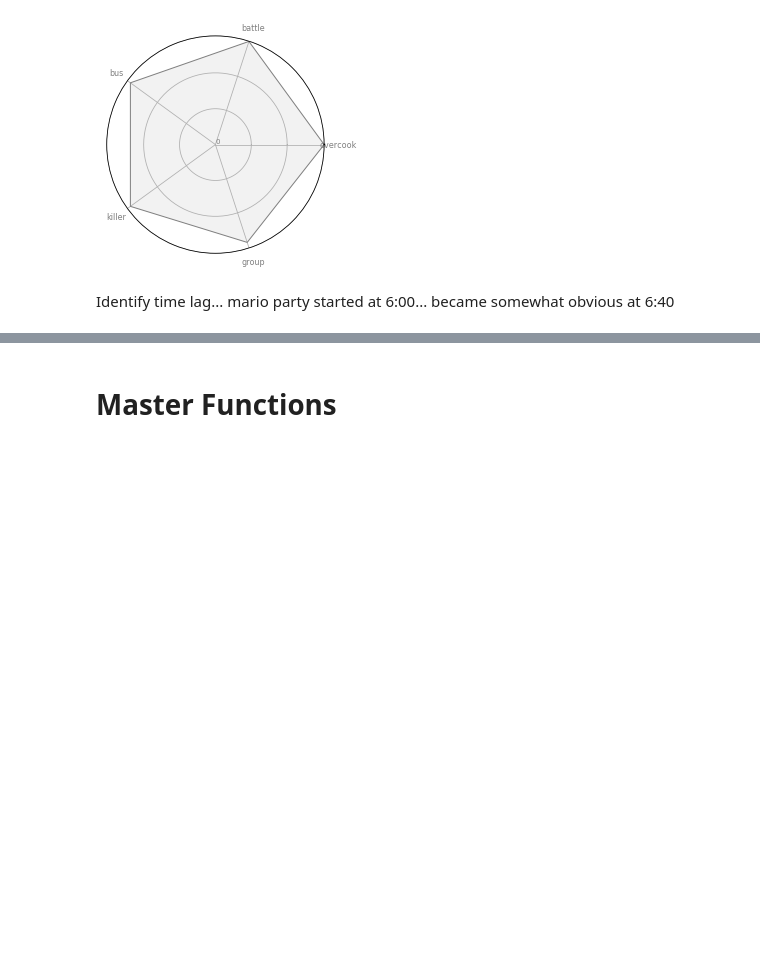
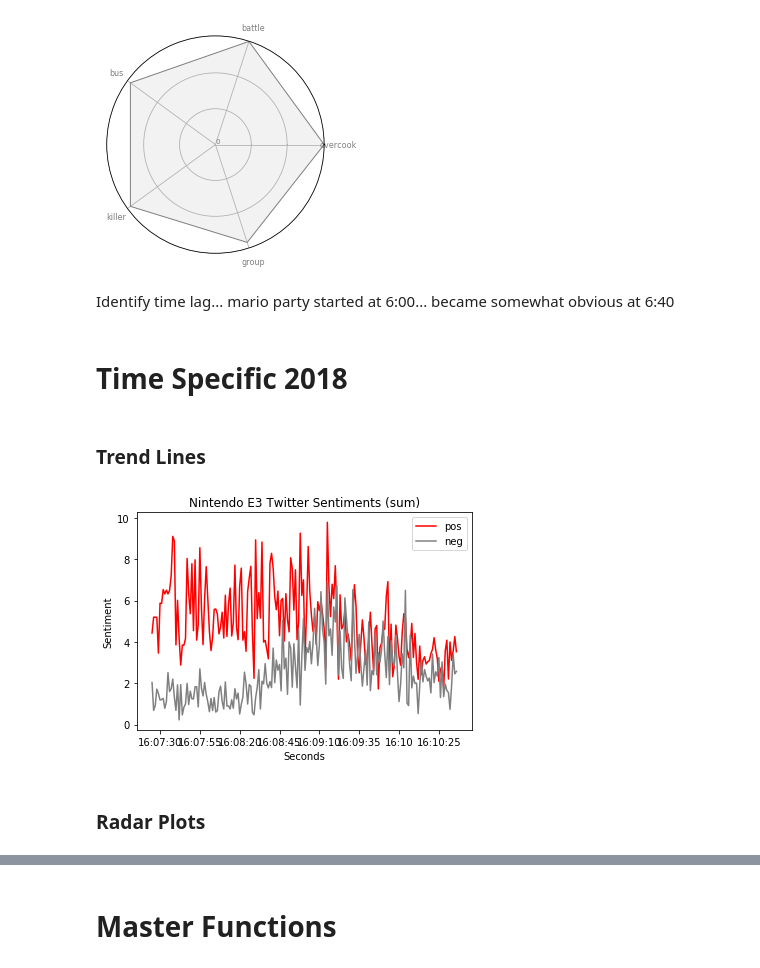
Before and after one commit to Laura-ShummonMaass/Nintendo_E3_Sentiment_Analysis, a Jupyter notebook: final_notebook_trends_and_radars.ipynb, the cells around one changed output, grey strips where cells are left out. Cells and saved outputs as stored; diff of their text form; code cells hidden in the pictures; blank space fills up the shorter version.

```diff
--- a/final_notebook_trends_and_radars.ipynb
+++ b/final_notebook_trends_and_radars.ipynb
@@ -121,3 +159,17 @@ radar_plot_creator(words_df, time=30, seconds=30, which_five='bottom')
 [figure]
 # %% [markdown]
 Identify time lag... mario party started at 6:00... became somewhat obvious at 6:40
+# %% [markdown]
+# Time Specific 2018
+# %% [markdown]
+### Trend Lines
+# %%
+trend_line_19(df,
+                start_time_str='16:07:24',
+                end_time_str='16:10:36',
+                sum_mean='sum'
+                )
+# %% [output]
+[figure, added]
+# %% [markdown]
+### Radar Plots
```
Also changed, not shown: parts of 4 cells of this notebook, 1 other file.
